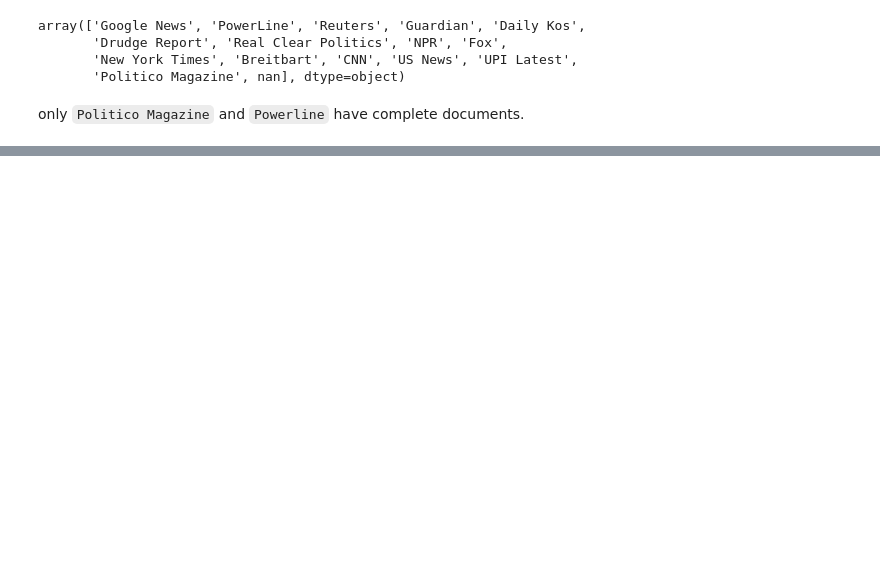
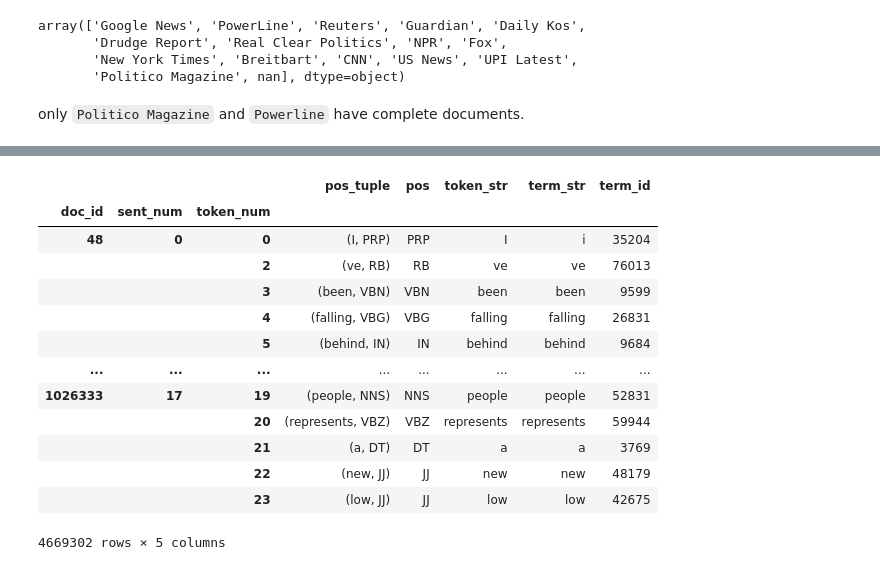
Before and after one commit to BeDSmonster/ETA, a Jupyter notebook: news.ipynb, the cells around one changed output, grey strips where cells are left out. Drawn from its saved outputs; the diff is of its cells as text; code cells hidden in the pictures; blank space fills up the shorter version.

```diff
--- a/news.ipynb
+++ b/news.ipynb
@@ -113,0 +161,5 @@ data.doc_url[50]
+# %%
+sw = pd.DataFrame(nltk.corpus.stopwords.words('english'), columns=['term_str'])
+sw = sw.reset_index().set_index('term_str')
+sw.columns = ['dummy']
+sw.dummy = 1
@@ -113,0 +282,17 @@ data.doc_url[50]
+# %%
+TOKEN
+# %% [output]
+|  |  |  | pos_tuple | pos | token_str | term_str | term_id |
+| doc_id | sent_num | token_num |  |  |  |  |  |
+| 48 | 0 | 0 | (I, PRP) | PRP | I | i | 35204 |
+|  |  | 2 | (ve, RB) | RB | ve | ve | 76013 |
+|  |  | 3 | (been, VBN) | VBN | been | been | 9599 |
+|  |  | 4 | (falling, VBG) | VBG | falling | falling | 26831 |
+|  |  | 5 | (behind, IN) | IN | behind | behind | 9684 |
+| ... | ... | ... | ... | ... | ... | ... | ... |
+| 1026333 | 17 | 19 | (people, NNS) | NNS | people | people | 52831 |
+|  |  | 20 | (represents, VBZ) | VBZ | represents | represents | 59944 |
+|  |  | 21 | (a, DT) | DT | a | a | 3769 |
+|  |  | 22 | (new, JJ) | JJ | new | new | 48179 |
+|  |  | 23 | (low, JJ) | JJ | low | low | 42675 |
+4669302 rows × 5 columns
```
Also changed, not shown: parts of 56 cells of this notebook.
